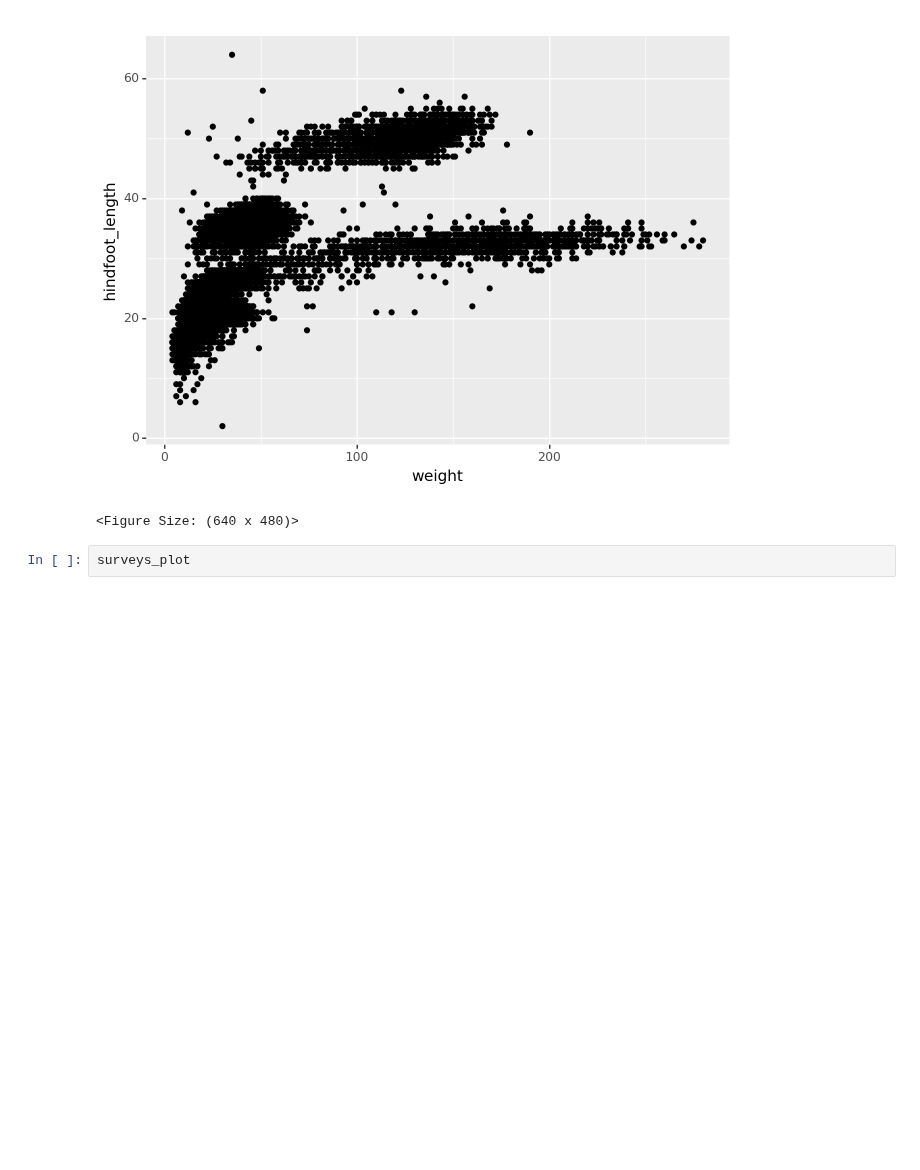
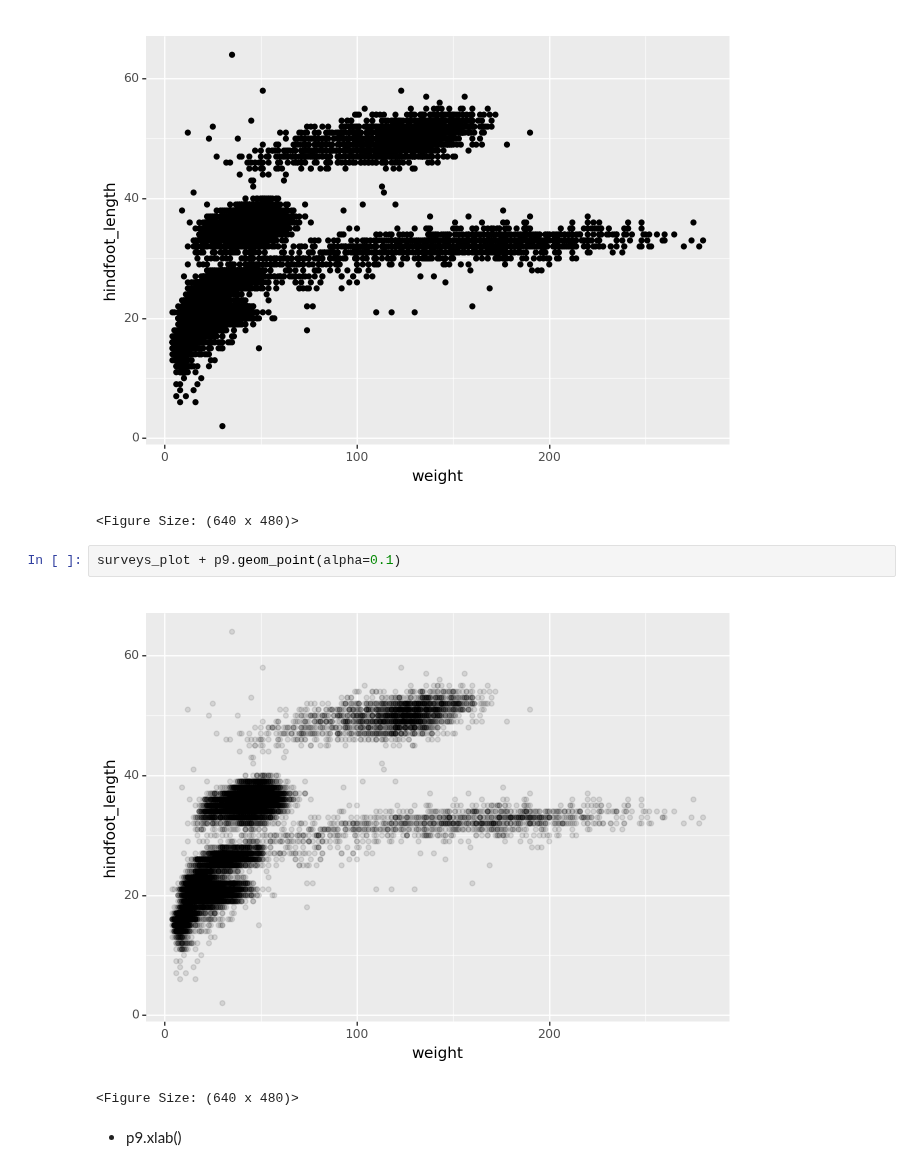
Before and after one commit to ubvu/2023-05-30-python, a Jupyter notebook: notebooks/plotting.ipynb, the cells around one changed output. Cells and saved outputs as stored; diff of their text form; blank space fills up the shorter version.

```diff
--- a/notebooks/plotting.ipynb
+++ b/notebooks/plotting.ipynb
@@ -89,4 +89,9 @@ surveys_plot + p9.geom_point()
 [figure]
 <Figure Size: (640 x 480)>
 # %%
-surveys_plot
+surveys_plot + p9.geom_point(alpha=0.1)
+# %% [output]
+[figure, added]
+<Figure Size: (640 x 480)>
+# %% [markdown]
++ p9.xlab()
```
